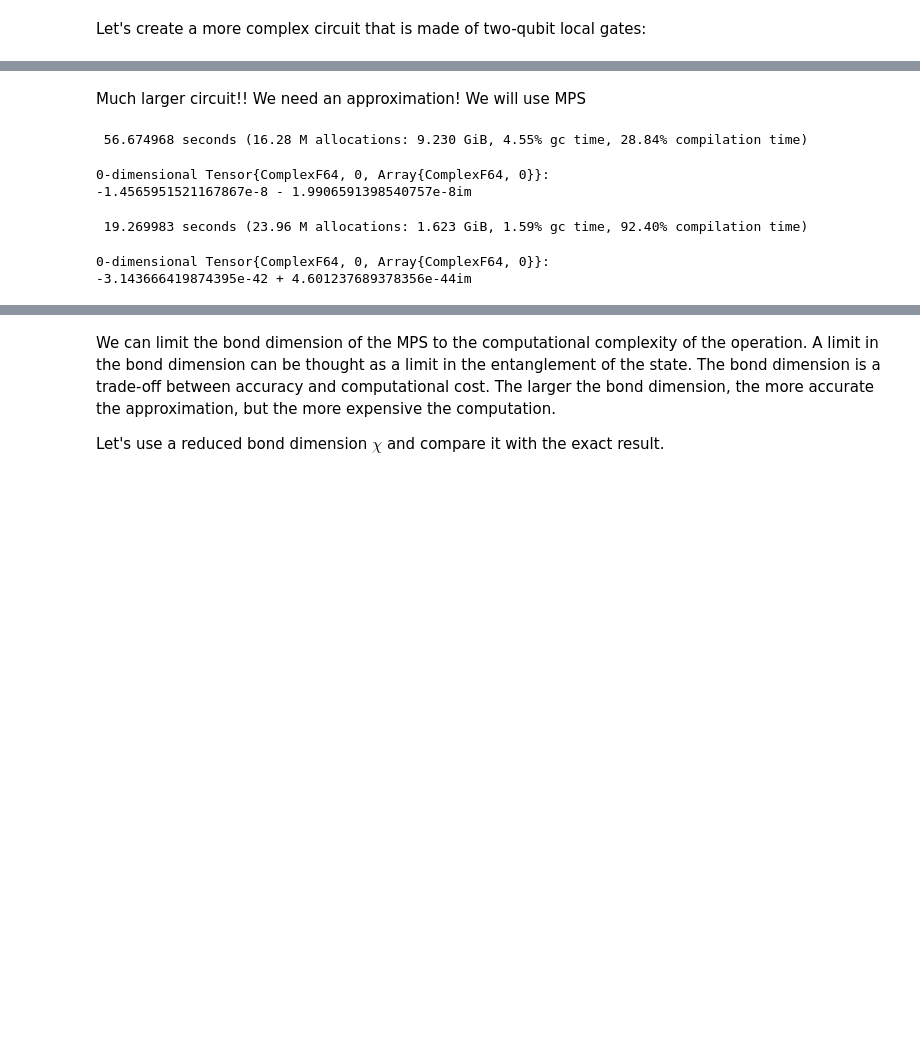
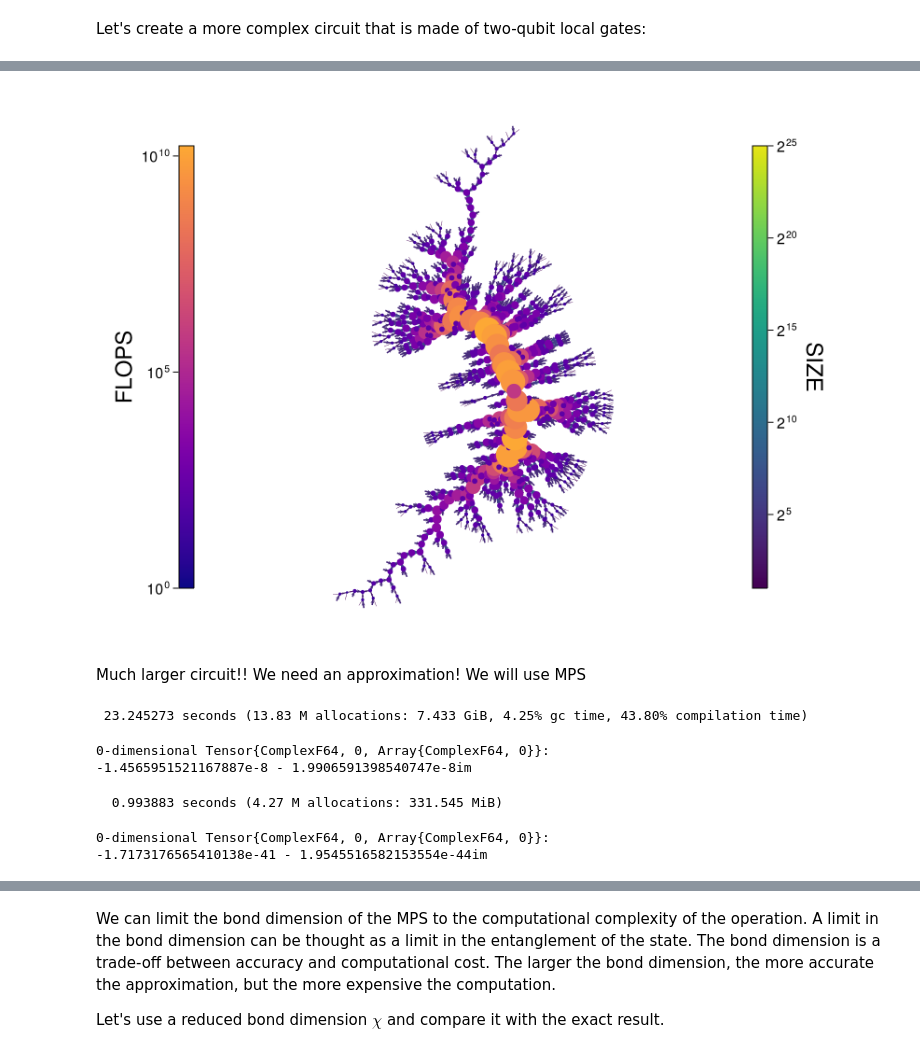
Before and after one commit to bsc-quantic/benasque-notebook, a Jupyter notebook: notebook.ipynb, the cells around one changed output, grey strips where cells are left out. Drawn from its saved outputs; the diff is of its cells as text; code cells hidden in the pictures; blank space fills up the shorter version.

```diff
--- a/notebook.ipynb
+++ b/notebook.ipynb
@@ -157,22 +145,18 @@ max_dims = maximum(ndims, Branches(path)) = 26
+# %%
+plot(path, layout=Stress())
+# %% [output]
+[figure, added]
 # %% [markdown]
 Much larger circuit!! We need an approximation! We will use MPS
-# %%
-ψᵢₙ = Product(fill([1, 0], n))
-ψₒᵤₜ = Product(fill([1, 0], n))
-
-qtn = Quantum(circ)
-
-Qrochet.@reindex! inputs(qtn) => outputs(ψᵢₙ)
-Qrochet.@reindex! outputs(qtn) => outputs(ψₒᵤₜ)
-
-@time c = contract(merge(TensorNetwork(ψᵢₙ), TensorNetwork(qtn), TensorNetwork(ψₒᵤₜ)))
-# %% [output]
- 56.674968 seconds (16.28 M allocations: 9.230 GiB, 4.55% gc time, 28.84% compilation time)
-0-dimensional Tensor{ComplexF64, 0, Array{ComplexF64, 0}}:
--1.4565951521167867e-8 - 1.9906591398540757e-8im
+# %%
+@time c = contract(tn; path)
+# %% [output]
+ 23.245273 seconds (13.83 M allocations: 7.433 GiB, 4.25% gc time, 43.80% compilation time)
+0-dimensional Tensor{ComplexF64, 0, Array{ComplexF64, 0}}:
+-1.4565951521167887e-8 - 1.9906591398540747e-8im
 # %%
 ψᵢₙ = convert(Chain, Product(fill([1, 0], n)))
-ψₒᵤₜ = convert(Chain, Product(fill([1, 0], n)))
+ψₒᵤₜ = Product(fill([1, 0], n))
 
 @time begin
     # Apply gates using `evolve!` function
@@ -183,9 +167,9 @@ Qrochet.@reindex! outputs(qtn) => outputs(ψₒᵤₜ)
     overlap(ψᵢₙ, ψₒᵤₜ)
 end
 # %% [output]
- 19.269983 seconds (23.96 M allocations: 1.623 GiB, 1.59% gc time, 92.40% compilation time)
+  0.993883 seconds (4.27 M allocations: 331.545 MiB)
 0-dimensional Tensor{ComplexF64, 0, Array{ComplexF64, 0}}:
--3.143666419874395e-42 + 4.601237689378356e-44im
+-1.7173176565410138e-41 - 1.9545516582153554e-44im
 # %%
 using LinearAlgebra
 
```
Also changed, not shown: parts of 12 cells of this notebook.
